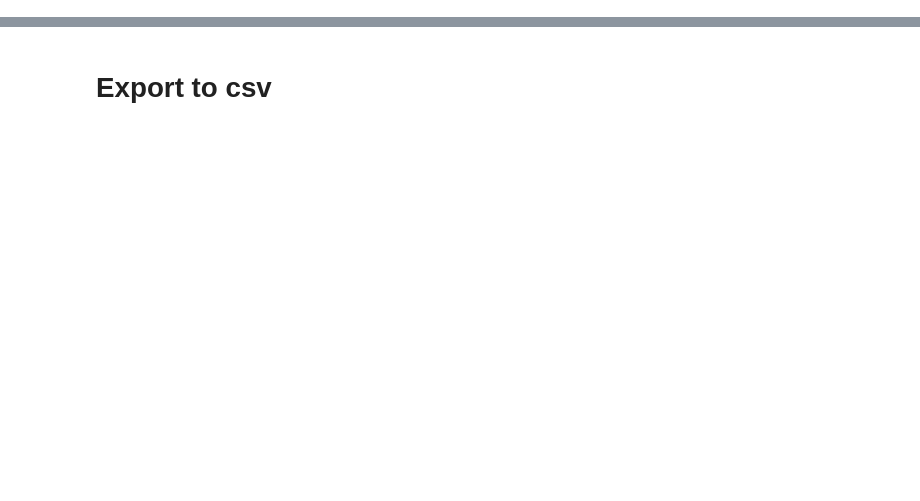
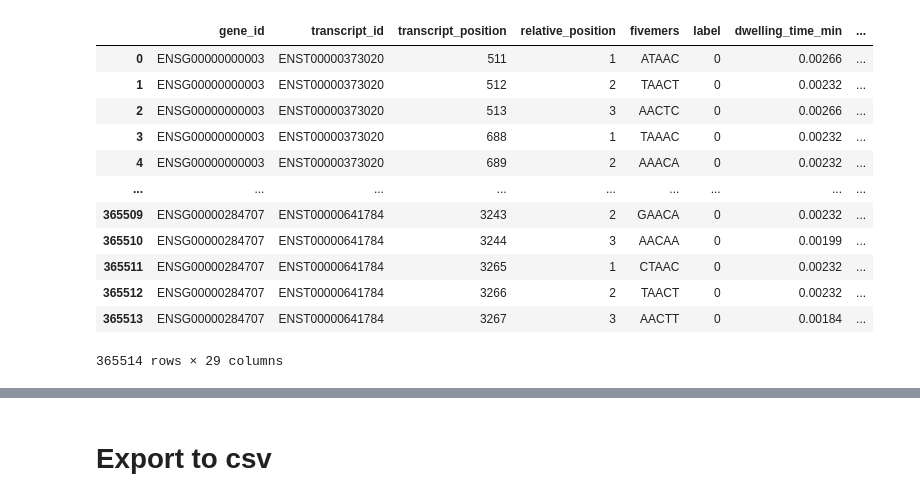
Before and after one commit to gohjophine/dsa4262-gnomes, a Jupyter notebook: src/feature_engineering.ipynb, the cells around one changed output, grey strips where cells are left out. Drawn from its saved outputs; the diff is of its cells as text; code cells hidden in the pictures; blank space fills up the shorter version.

```diff
--- a/src/feature_engineering.ipynb
+++ b/src/feature_engineering.ipynb
@@ -64,13 +91,19 @@ final_df
 # %%
 # aggregate and find min, max, mean, median, std, skew for each feature
-grouped_df = final_df.groupby(by = ['transcript_id', 'transcript_position', 'fivemers']).agg(
-    {'dwelling_time': [min,max, 'mean', 'median', 'std', 'skew'],
-     'sd_current': [min,max, 'mean', 'median', 'std', 'skew'],
-     'mean_current': [min,max, 'mean', 'median', 'std', 'skew']
+
+lst = ['gene_id', 'transcript_id', 'transcript_position', 'relative_position', 'fivemers', 'label']
+
+grouped_df = final_df2.groupby(by = lst).agg(
+    {'dwelling_time': [min, max, 'mean', 'median', 'std', 'skew'],
+     'sd_current': [min, max, 'mean', 'median', 'std', 'skew'],
+     'mean_current': [min, max, 'mean', 'median', 'std', 'skew']
     }).reset_index()
 
 # rename the columns
 grouped_df.columns = ["_".join(x) for x in grouped_df.columns.ravel()]
-grouped_df = grouped_df.rename(columns = {'transcript_id_': 'transcript_id',
+grouped_df = grouped_df.rename(columns = {'gene_id_': 'gene_id',
+                                          'transcript_id_': 'transcript_id',
                                           'transcript_position_': 'transcript_position',
-                                          'fivemers_': 'fivemers'})
+                                          'relative_position_': 'relative_position',
+                                          'fivemers_': 'fivemers',
+                                          'label_': 'label'})
@@ -79,10 +126,24 @@ grouped_df
 # %%
 # split the fivemers into five columns
 order_df = pd.DataFrame(grouped_df['fivemers'].str.split('').to_list())[[1, 2, 3, 4, 5]].rename(
     columns = {1: 'order_1', 2:'order_2', 3:'order_3', 4:'order_4', 5: 'order_5'}
 )
-grouped_df2 = pd.concat([grouped_df, order_df], axis = 1)
-grouped_df2
+grouped_df = pd.concat([grouped_df, order_df], axis = 1)
+grouped_df
+# %% [output]
+|  | gene_id | transcript_id | transcript_position | relative_position | fivemers | label | dwelling_time_min | ... |
+| 0 | ENSG00000000003 | ENST00000373020 | 511 | 1 | ATAAC | 0 | 0.00266 | ... |
+| 1 | ENSG00000000003 | ENST00000373020 | 512 | 2 | TAACT | 0 | 0.00232 | ... |
+| 2 | ENSG00000000003 | ENST00000373020 | 513 | 3 | AACTC | 0 | 0.00266 | ... |
+| 3 | ENSG00000000003 | ENST00000373020 | 688 | 1 | TAAAC | 0 | 0.00232 | ... |
+| 4 | ENSG00000000003 | ENST00000373020 | 689 | 2 | AAACA | 0 | 0.00232 | ... |
+| ... | ... | ... | ... | ... | ... | ... | ... | ... |
+| 365509 | ENSG00000284707 | ENST00000641784 | 3243 | 2 | GAACA | 0 | 0.00232 | ... |
+| 365510 | ENSG00000284707 | ENST00000641784 | 3244 | 3 | AACAA | 0 | 0.00199 | ... |
+| 365511 | ENSG00000284707 | ENST00000641784 | 3265 | 1 | CTAAC | 0 | 0.00232 | ... |
+| 365512 | ENSG00000284707 | ENST00000641784 | 3266 | 2 | TAACT | 0 | 0.00232 | ... |
+| 365513 | ENSG00000284707 | ENST00000641784 | 3267 | 3 | AACTT | 0 | 0.00184 | ... |
+365514 rows × 29 columns
 # %%
 # find the number of occurrence of a letter in a word
 # input: str, str
```
Also changed, not shown: parts of 11 cells of this notebook, 1 other file.
